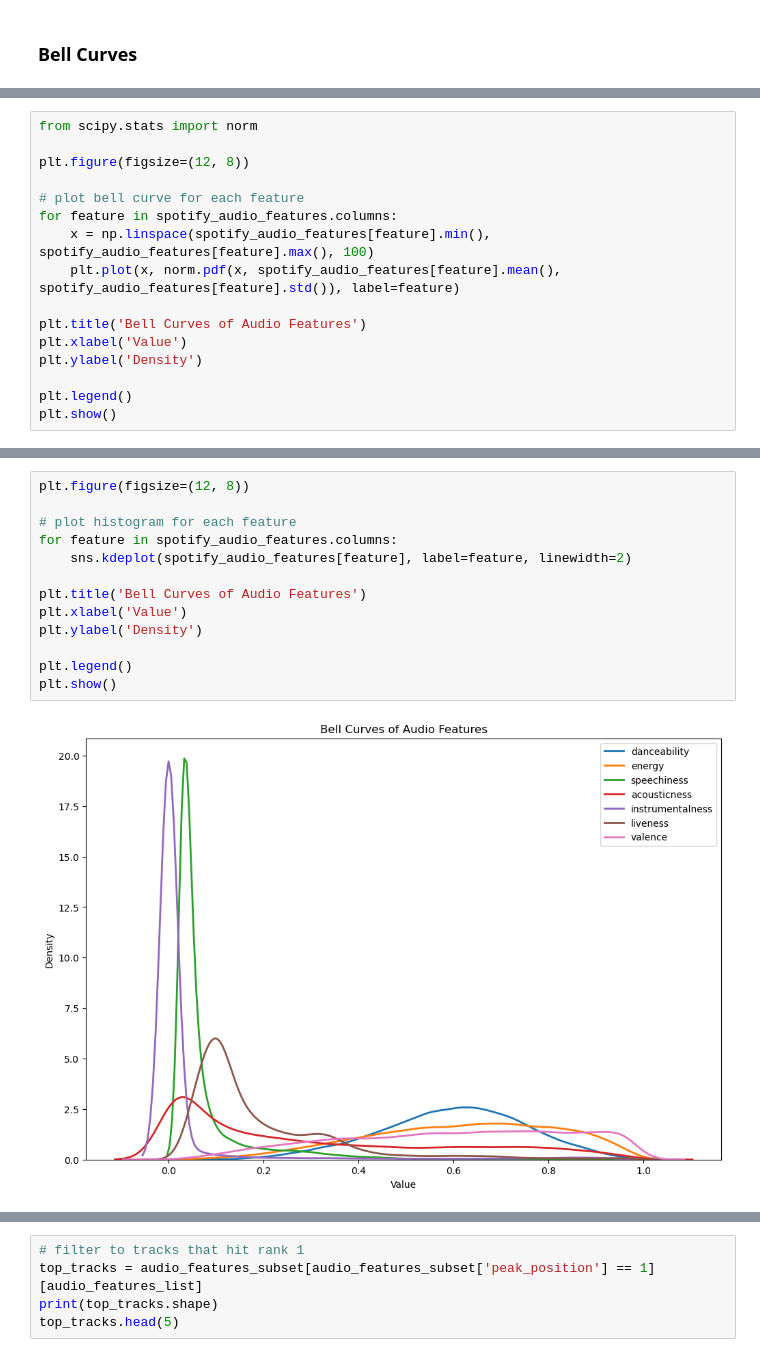
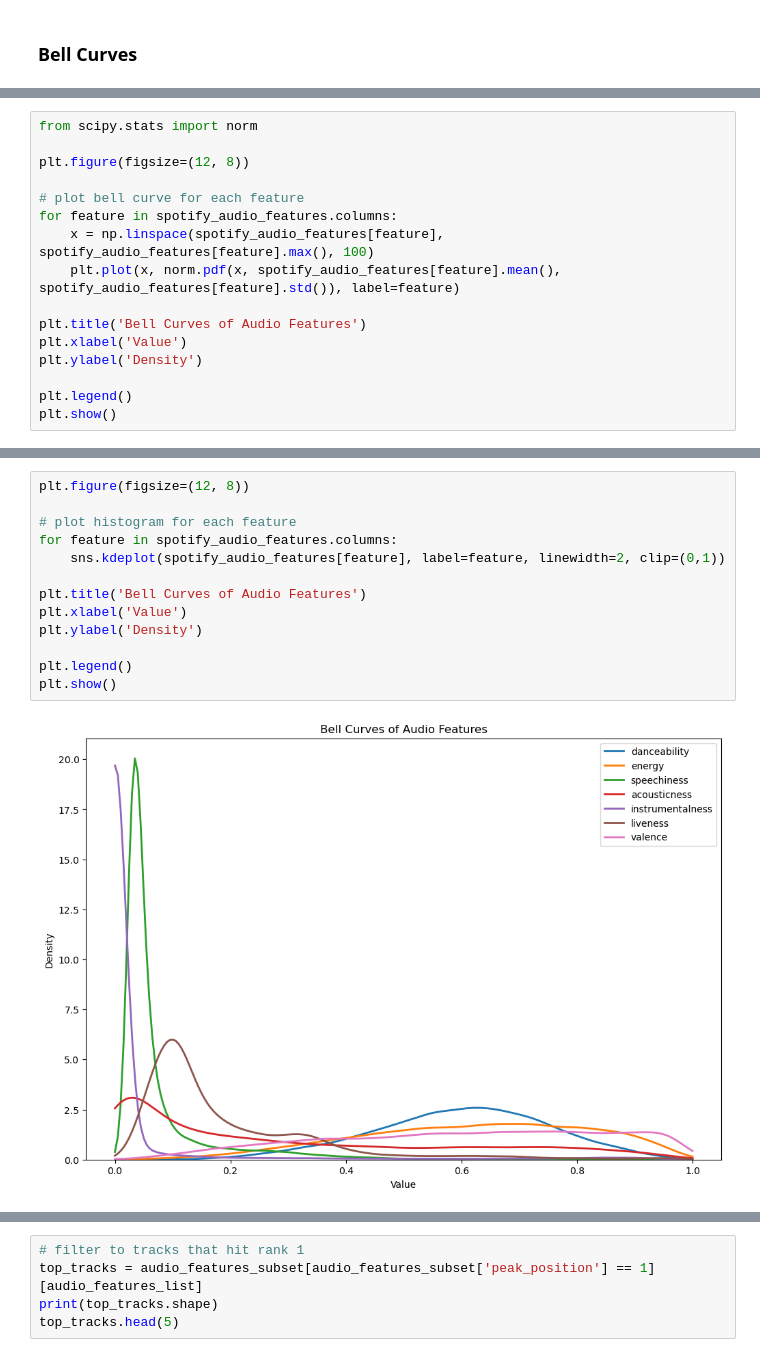
Before and after one commit to dliang5299/Spotify-Analysis, a Jupyter notebook: initial_analysis.ipynb, the cells around one changed output, grey strips where cells are left out. Cells and saved outputs as stored; diff of their text form.

```diff
--- a/initial_analysis.ipynb
+++ b/initial_analysis.ipynb
@@ -246,7 +259,7 @@ plt.figure(figsize=(12, 8))
 
 # plot bell curve for each feature
 for feature in spotify_audio_features.columns:
-    x = np.linspace(spotify_audio_features[feature].min(), spotify_audio_features[feature].max(), 100)
+    x = np.linspace(spotify_audio_features[feature], spotify_audio_features[feature].max(), 100)
     plt.plot(x, norm.pdf(x, spotify_audio_features[feature].mean(), spotify_audio_features[feature].std()), label=feature)
 
 plt.title('Bell Curves of Audio Features')
@@ -260,18 +273,18 @@ plt.show()
 # %%
 plt.figure(figsize=(12, 8))
 
 # plot histogram for each feature
 for feature in spotify_audio_features.columns:
-    sns.kdeplot(spotify_audio_features[feature], label=feature, linewidth=2)
+    sns.kdeplot(spotify_audio_features[feature], label=feature, linewidth=2, clip=(0,1))
 
 plt.title('Bell Curves of Audio Features')
 plt.xlabel('Value')
 plt.ylabel('Density')
 
 plt.legend()
 plt.show()
 # %% [output]
-[figure, old version]
+[figure, new version]
 # %%
 plt.figure(figsize=(12, 8))
 
```
Also changed, not shown: parts of 13 cells of this notebook.
